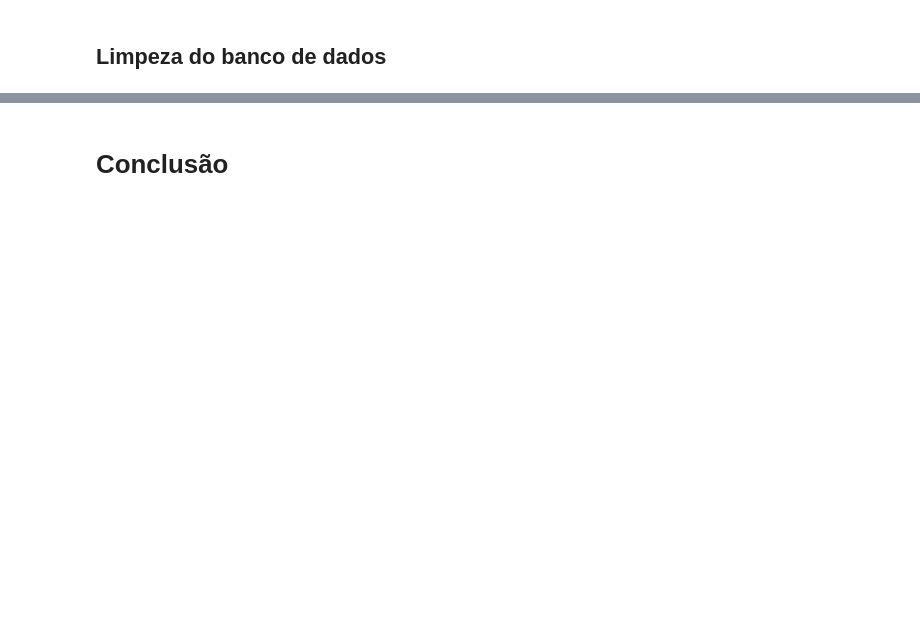
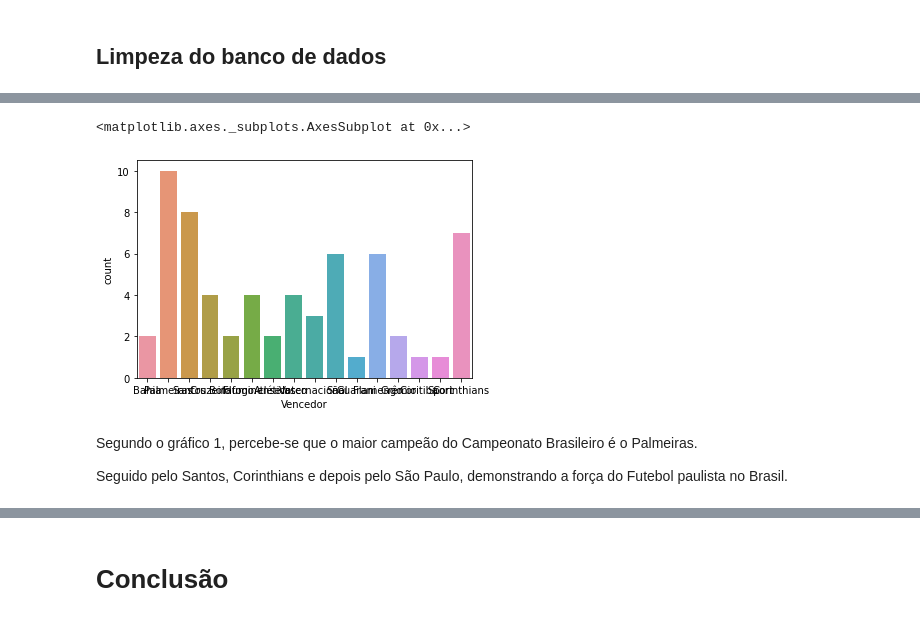
Before and after one commit to Lucasiago2022/Atividades-realizadas-em-Sala---Google-Colab, a Jupyter notebook: Cópia_de_Aula_5_Introdução_analise_de_dados.ipynb, the cells around one changed output, grey strips where cells are left out. Drawn from its saved outputs; the diff is of its cells as text; code cells hidden in the pictures; blank space fills up the shorter version.

```diff
--- a/Cópia_de_Aula_5_Introdução_analise_de_dados.ipynb
+++ b/Cópia_de_Aula_5_Introdução_analise_de_dados.ipynb
@@ -257,0 +121,10 @@ Por fim, também fica claro uma relação entre idade e sobrevivencia no inciden
+# %%
+c = sns.countplot(dados.Vencedor)
+plt.gca()
+# %% [output]
+<matplotlib.axes._subplots.AxesSubplot at 0x...>
+[figure, added]
+# %% [markdown]
+Segundo o gráfico 1, percebe-se que o maior campeão do Campeonato Brasileiro é o Palmeiras.
+
+Seguido pelo Santos, Corinthians e depois pelo São Paulo, demonstrando a força do Futebol paulista no Brasil.
```
Also changed, not shown: parts of 54 cells of this notebook.
